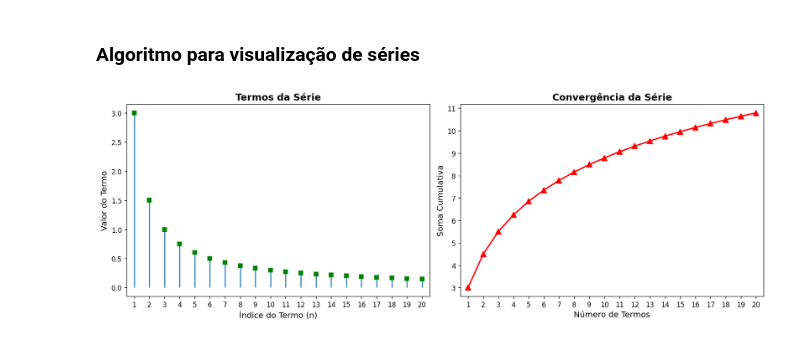
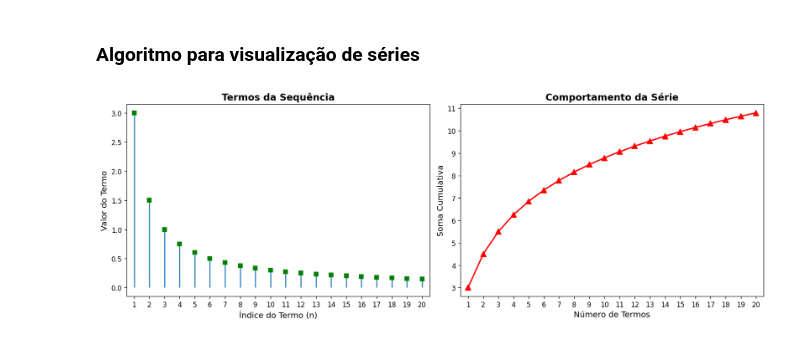
Before and after one commit to alaskaquefalta/CalculoBNotebook, a Jupyter notebook: CálculoB.ipynb, the cells around one changed output. Cells and saved outputs as stored; diff of their text form; code cells hidden in the pictures.

```diff
--- a/CálculoB.ipynb
+++ b/CálculoB.ipynb
@@ -96,33 +96,33 @@ def plotar_serie(termo_geral, n_termos, x_min=-10, x_max=10):
 
     # 1.2 Plotando os gráficos
     ## Gráfico 1: Termos da série
     ax1.stem(n_indices, termos, basefmt=' ', markerfmt='gs')
     ax1.set_xlabel('Índice do Termo (n)', fontsize=12)
     ax1.set_ylabel('Valor do Termo', fontsize=12)
-    ax1.set_title('Termos da Série', fontsize=14, fontweight='bold')
+    ax1.set_title('Termos da Sequência', fontsize=14, fontweight='bold')
     ax1.grid(False)
 
     ## Gráfico 2: Soma cumulativa
     ax2.plot(n_indices, soma_cumulativa, 'r^-', linewidth=2, markersize=8)
     ax2.set_xlabel('Número de Termos', fontsize=12)
     ax2.set_ylabel('Soma Cumulativa', fontsize=12)
-    ax2.set_title('Convergência da Série', fontsize=14, fontweight='bold')
+    ax2.set_title('Comportamento da Série', fontsize=14, fontweight='bold')
     ax2.grid(False)
 
     ## Garantindo que os índices do eixo x sejam inteiros
     ax1.set_xticks(n_indices)
     ax2.set_xticks(n_indices)
     ## Ajustando os limites para deixar a escala mais limpa
     ax1.set_xlim(0.5, n_termos + 0.5)
     ax2.set_xlim(0.5, n_termos + 0.5)
     plt.tight_layout()
     plt.show()
 
     return termos, soma_cumulativa
 
 # Exemplo de uso:
 # plotar_serie(lambda n: 1/n**2, 20)
 
 plotar_serie(lambda n:3/n, 20);
 # %% [output]
-[figure, old version]
+[figure, new version]
```
